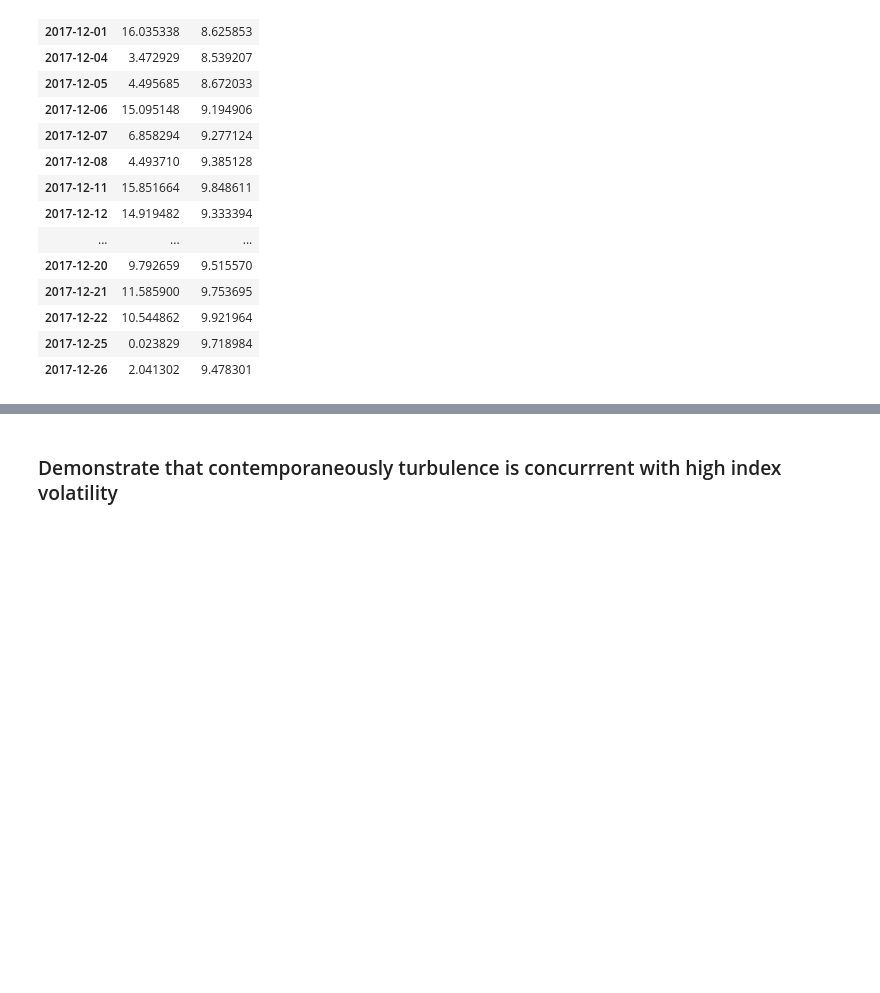
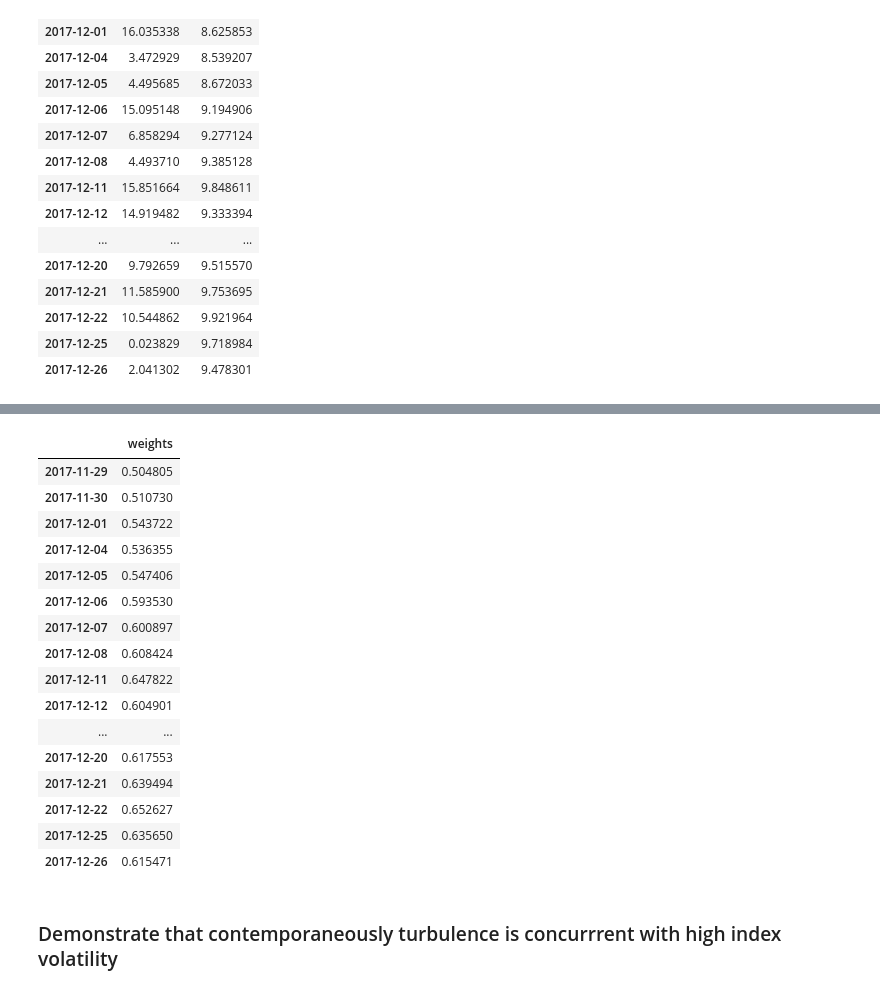
Before and after one commit to fintechsteve/modeling-volatility, a Jupyter notebook: Part_05_Creating_Turbulence_Model.ipynb, the cells around one changed output, grey strips where cells are left out. Cells and saved outputs as stored; diff of their text form; code cells hidden in the pictures; blank space fills up the shorter version.

```diff
--- a/Part_05_Creating_Turbulence_Model.ipynb
+++ b/Part_05_Creating_Turbulence_Model.ipynb
@@ -132,3 +137,32 @@ array([<matplotlib.axes._subplots.AxesSubplot object at 0x...>],
+# %%
+def turbulence_weights(roll_turb, insample_start_date, insample_end_date):
+  insample_turb = (roll_turb['smoothed'].loc[insample_start_date:insample_end_date]).dropna().values
+  insample_turb.sort()
+  num_insample = np.size(insample_turb)
+  turb_weights = pd.DataFrame(np.true_divide(list(map(lambda x:float('NaN') if np.isnan(x) else bisect.bisect_left(insample_turb,x), roll_turb['smoothed'])),num_insample), index=roll_turb.index)
+  turb_weights.columns=['weights']
+  return turb_weights
+# %%
+turb_weights = turbulence_weights(roll_turb, '1975-01-02', '2000-01-01')
+turb_weights.tail(20)
+# %% [output]
+|  | weights |
+| 2017-11-29 | 0.504805 |
+| 2017-11-30 | 0.510730 |
+| 2017-12-01 | 0.543722 |
+| 2017-12-04 | 0.536355 |
+| 2017-12-05 | 0.547406 |
+| 2017-12-06 | 0.593530 |
+| 2017-12-07 | 0.600897 |
+| 2017-12-08 | 0.608424 |
+| 2017-12-11 | 0.647822 |
+| 2017-12-12 | 0.604901 |
+| ... | ... |
+| 2017-12-20 | 0.617553 |
+| 2017-12-21 | 0.639494 |
+| 2017-12-22 | 0.652627 |
+| 2017-12-25 | 0.635650 |
+| 2017-12-26 | 0.615471 |
 # %% [markdown]
 ### Demonstrate that contemporaneously turbulence is concurrrent with high index volatility
 # %%
```
Also changed, not shown: parts of 11 cells of this notebook.
